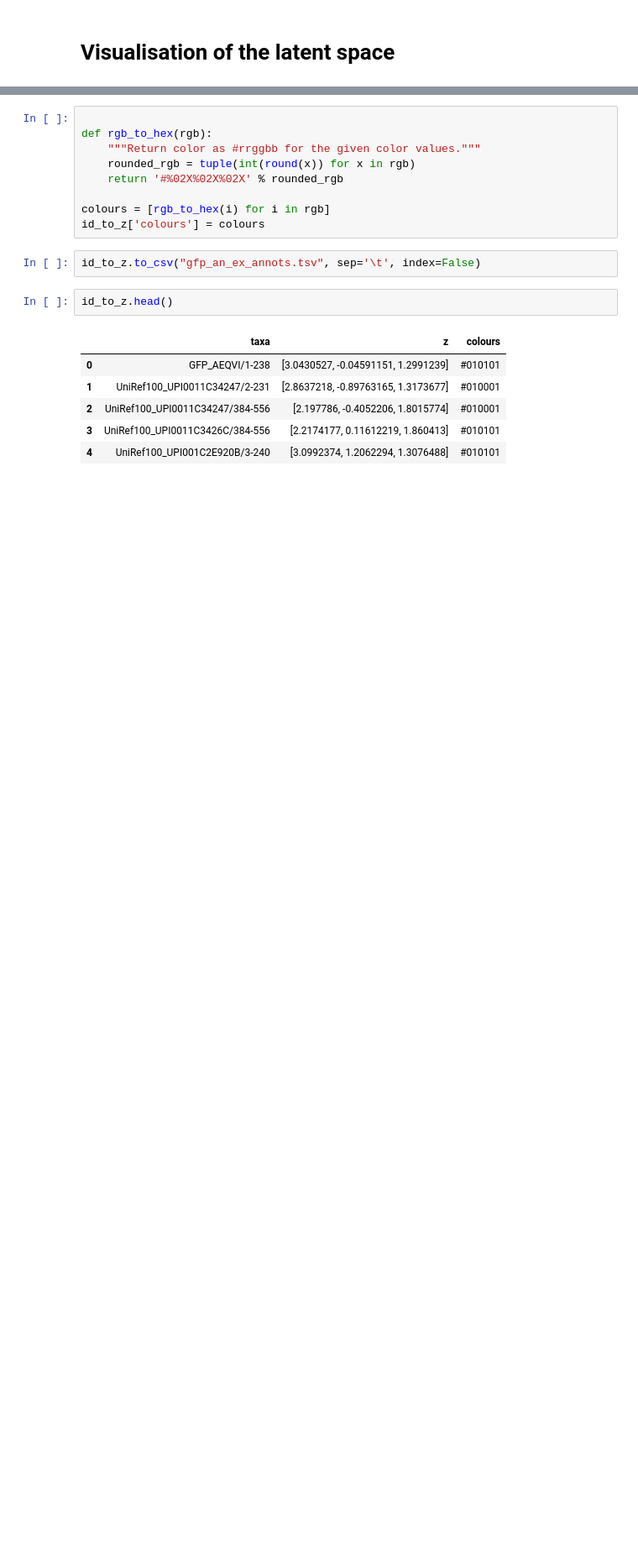
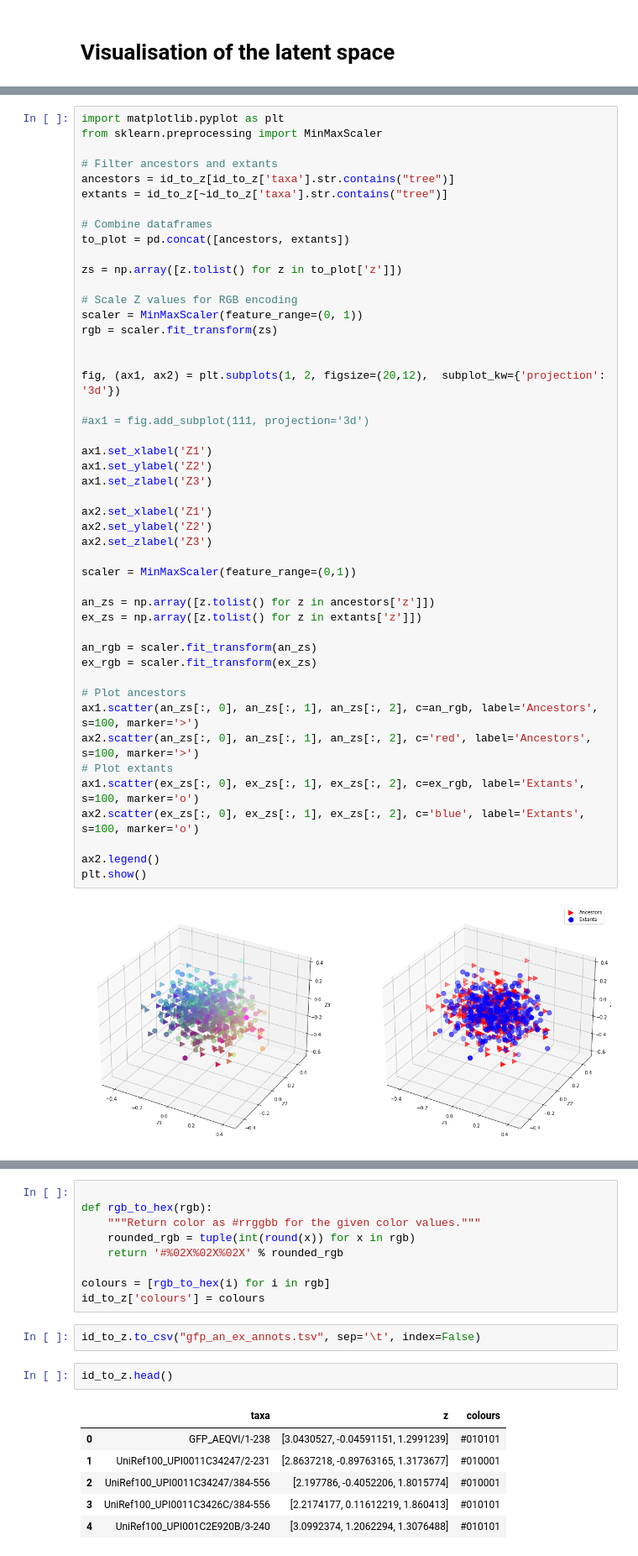
Before and after one commit to SebPorras/MAP_VAE, a Jupyter notebook: notebooks/correlations.ipynb, the cells around one changed output, grey strips where cells are left out. Shown at 84% size. Saved outputs shown, nothing was run; the diff lists cells and outputs as text; blank space fills up the shorter version.

```diff
--- a/notebooks/correlations.ipynb
+++ b/notebooks/correlations.ipynb
@@ -247,0 +195,49 @@ array([[0.86537105, 0.51763958, 0.80393454],
+# %%
+import matplotlib.pyplot as plt
+from sklearn.preprocessing import MinMaxScaler
+
+# Filter ancestors and extants
+ancestors = id_to_z[id_to_z['taxa'].str.contains("tree")]
+extants = id_to_z[~id_to_z['taxa'].str.contains("tree")]
+
+# Combine dataframes
+to_plot = pd.concat([ancestors, extants])
+
+zs = np.array([z.tolist() for z in to_plot['z']])
+
+# Scale Z values for RGB encoding
+scaler = MinMaxScaler(feature_range=(0, 1))
+rgb = scaler.fit_transform(zs)
+
+
+fig, (ax1, ax2) = plt.subplots(1, 2, figsize=(20,12),  subplot_kw={'projection': '3d'})
+
+#ax1 = fig.add_subplot(111, projection='3d')
+
+ax1.set_xlabel('Z1')
+ax1.set_ylabel('Z2')
+ax1.set_zlabel('Z3')
+
+ax2.set_xlabel('Z1')
+ax2.set_ylabel('Z2')
+ax2.set_zlabel('Z3')
+
+scaler = MinMaxScaler(feature_range=(0,1))
+
+an_zs = np.array([z.tolist() for z in ancestors['z']])
+ex_zs = np.array([z.tolist() for z in extants['z']])
+
+an_rgb = scaler.fit_transform(an_zs)
+ex_rgb = scaler.fit_transform(ex_zs)
+
+# Plot ancestors
+ax1.scatter(an_zs[:, 0], an_zs[:, 1], an_zs[:, 2], c=an_rgb, label='Ancestors', s=100, marker='>')
+ax2.scatter(an_zs[:, 0], an_zs[:, 1], an_zs[:, 2], c='red', label='Ancestors', s=100, marker='>')
+# Plot extants
+ax1.scatter(ex_zs[:, 0], ex_zs[:, 1], ex_zs[:, 2], c=ex_rgb, label='Extants', s=100, marker='o')
+ax2.scatter(ex_zs[:, 0], ex_zs[:, 1], ex_zs[:, 2], c='blue', label='Extants', s=100, marker='o')
+
+ax2.legend()
+plt.show()
+# %% [output]
+[figure, added]
```
Also changed, not shown: parts of 8 cells of this notebook, 6 other files.
